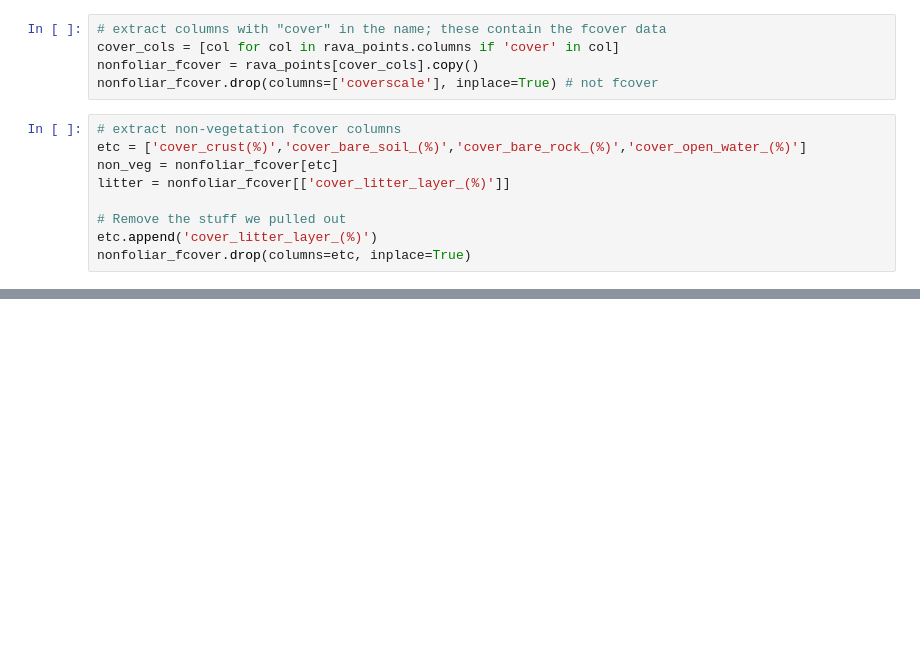
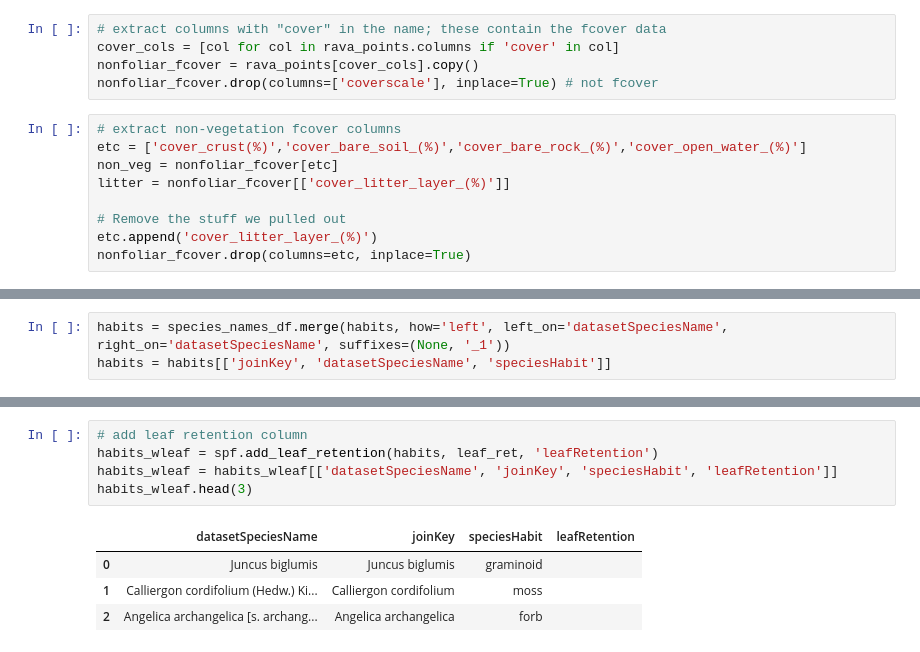
Before and after one commit to climatemodeling/pavc, a Jupyter notebook: rava/standardize_rava.ipynb, the cells around one changed output, grey strips where cells are left out. Cells and saved outputs as stored; diff of their text form; blank space fills up the shorter version.

```diff
--- a/rava/standardize_rava.ipynb
+++ b/rava/standardize_rava.ipynb
@@ -333,0 +398,3 @@ nonfoliar_fcover.drop(columns=etc, inplace=True)
+# %%
+habits = species_names_df.merge(habits, how='left', left_on='datasetSpeciesName', right_on='datasetSpeciesName', suffixes=(None, '_1'))
+habits = habits[['joinKey', 'datasetSpeciesName', 'speciesHabit']]
@@ -333,0 +414,10 @@ nonfoliar_fcover.drop(columns=etc, inplace=True)
+# %%
+# add leaf retention column
+habits_wleaf = spf.add_leaf_retention(habits, leaf_ret, 'leafRetention')
+habits_wleaf = habits_wleaf[['datasetSpeciesName', 'joinKey', 'speciesHabit', 'leafRetention']]
+habits_wleaf.head(3)
+# %% [output]
+|  | datasetSpeciesName | joinKey | speciesHabit | leafRetention |
+| 0 | Juncus biglumis | Juncus biglumis | graminoid |  |
+| 1 | Calliergon cordifolium (Hedw.) Ki... | Calliergon cordifolium | moss |  |
+| 2 | Angelica archangelica [s. archang... | Angelica archangelica | forb |  |
```
Also changed, not shown: parts of 37 cells of this notebook, 1 other file.
